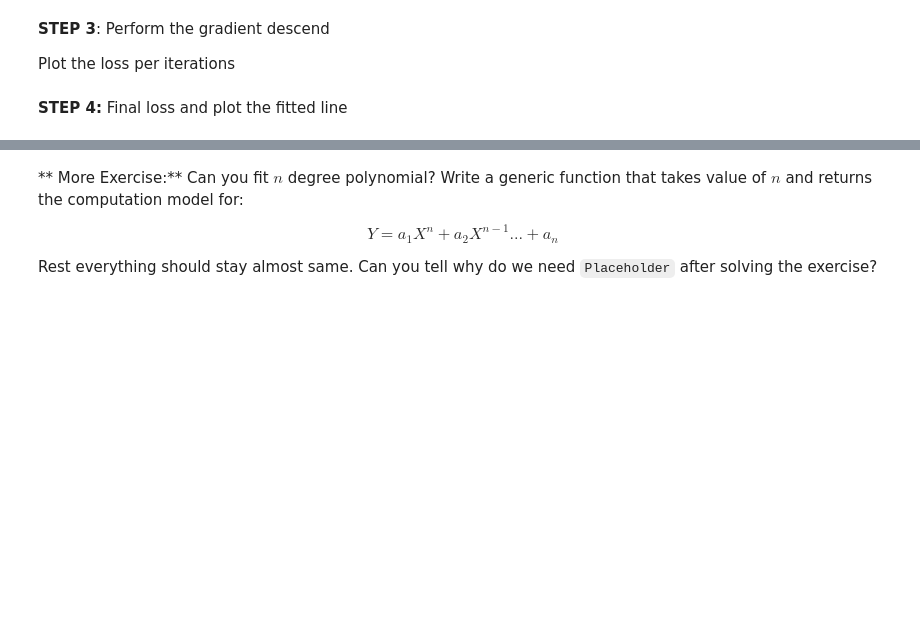
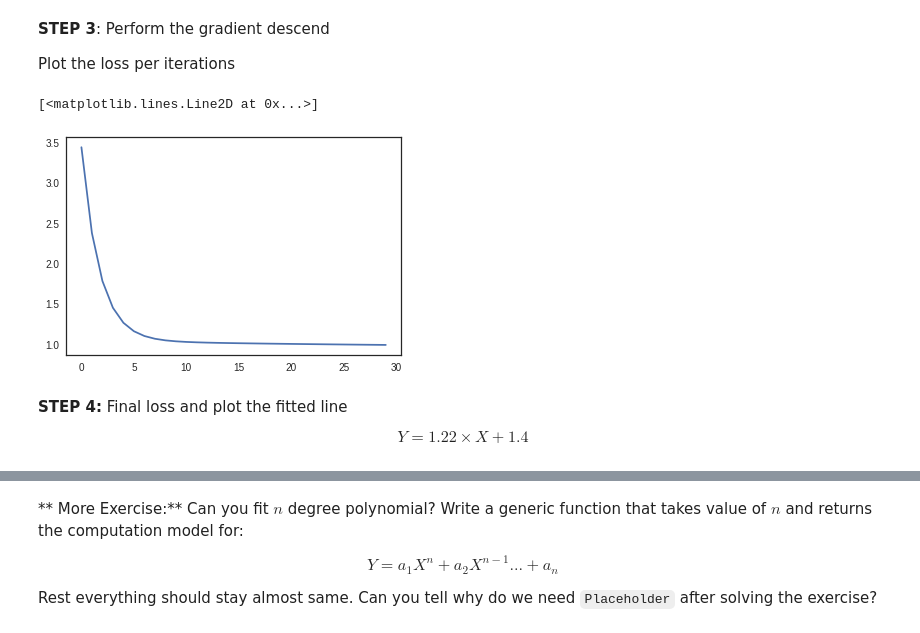
Before and after one commit to KimiaLab/SYDE-522, a Jupyter notebook: Tutorials/tut6.ipynb, the cells around one changed output, grey strips where cells are left out. Drawn from its saved outputs; the diff is of its cells as text; code cells hidden in the pictures; blank space fills up the shorter version.

```diff
--- a/Tutorials/tut6.ipynb
+++ b/Tutorials/tut6.ipynb
@@ -51,8 +167,39 @@ $M$ and $C$ | $Y$ and $X$
 # %% [markdown]
 **STEP 2**: Initialize tensorflow variables, loss function and gradient descend operations
+# %%
+tf.reset_default_graph()
+
+M = tf.Variable(0.)
+C = tf.Variable(0.)
+
+_y = M*X + C
+loss = tf.reduce_mean(tf.square(_y - Y))
+
+init_var = tf.global_variables_initializer()
+grad = tf.train.GradientDescentOptimizer(0.1)
+train_op = grad.minimize(loss)
 # %% [markdown]
 **STEP 3**: Perform the gradient descend
 
 Plot the loss per iterations
+# %%
+loss_history = []
+
+with tf.Session() as sess:
+    sess.run(init_var)
+
+    for _ in range(30):
+        sess.run(train_op)
+        cur_loss = sess.run(loss)
+        loss_history.append(cur_loss)
+    M_p = sess.run(M)
+    C_p = sess.run(C)
+
+plt.plot(loss_history)
+# %% [output]
+[<matplotlib.lines.Line2D at 0x...>]
+[figure, added]
 # %% [markdown]
 **STEP 4:** Final loss and plot the fitted line
+
+$$Y = 1.22 \times X + 1.4$$
```
Also changed, not shown: parts of 14 cells of this notebook.
